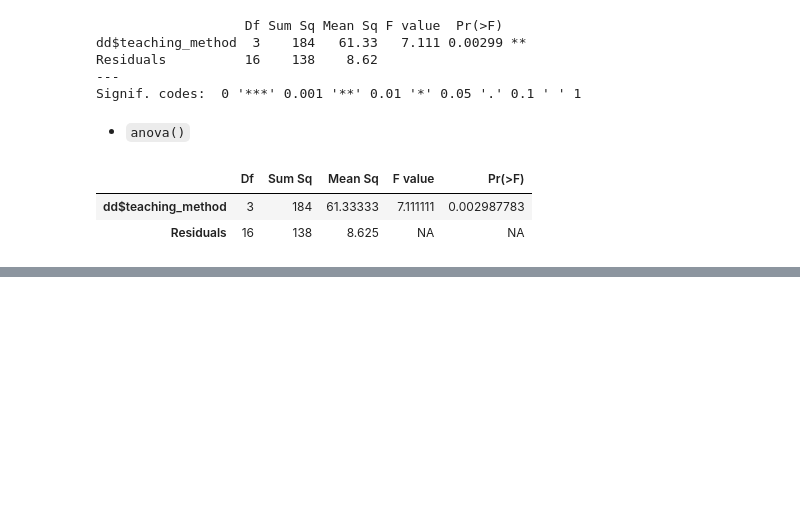
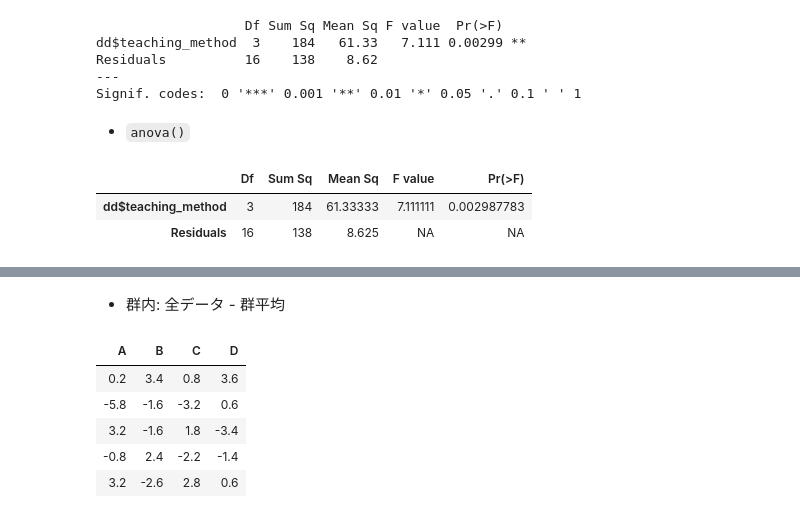
Before and after one commit to whatalnk/r-easy-stat, a Jupyter notebook: Chap07.ipynb, the cells around one changed output, grey strips where cells are left out. Drawn from its saved outputs; the diff is of its cells as text; code cells hidden in the pictures; blank space fills up the shorter version.

```diff
--- a/Chap07.ipynb
+++ b/Chap07.ipynb
@@ -192,0 +247,14 @@ lm(dd$stat_test2 ~ dd$teaching_method) %>>% anova
+# %% [markdown]
+* 群内: 全データ - 群平均
+# %%
+intra_group <- names(group_means) %>>% sapply(function(x){
+    all_data[, x] - group_means[x]
+})
+intra_group
+# %% [output]
+| A | B | C | D |
+| 0.2 | 3.4 | 0.8 | 3.6 |
+| -5.8 | -1.6 | -3.2 | 0.6 |
+| 3.2 | -1.6 | 1.8 | -3.4 |
+| -0.8 | 2.4 | -2.2 | -1.4 |
+| 3.2 | -2.6 | 2.8 | 0.6 |
```
Also changed, not shown: parts of 32 cells of this notebook.
